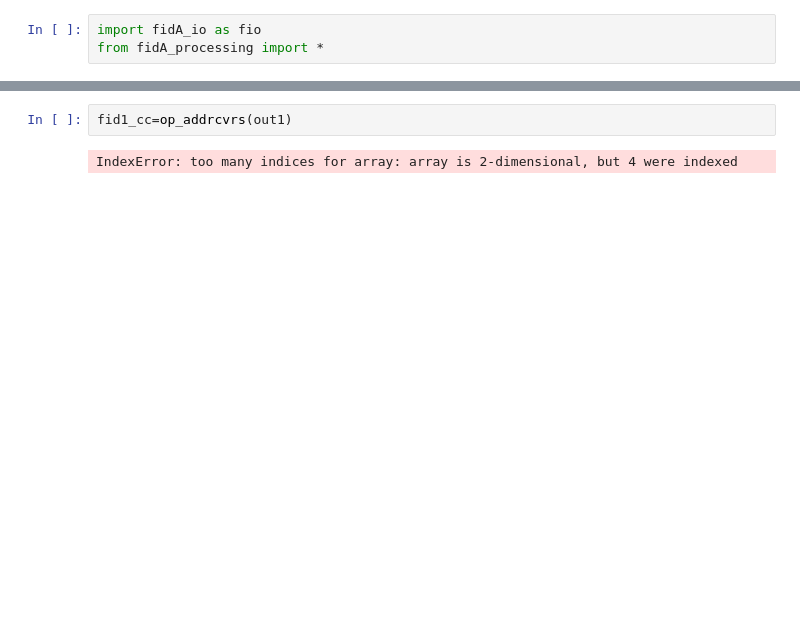
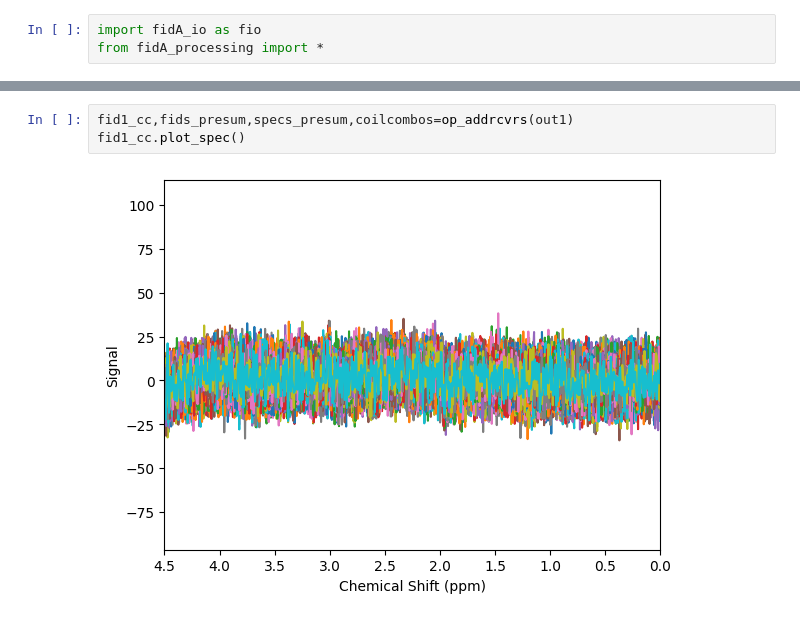
Before and after one commit to bailey-co/pyFID-A-for-binder, a Jupyter notebook: MRS_processing.ipynb, the cells around one changed output, grey strips where cells are left out. Drawn from its saved outputs; the diff is of its cells as text; blank space fills up the shorter version.

```diff
--- a/MRS_processing.ipynb
+++ b/MRS_processing.ipynb
@@ -16,4 +32,5 @@ out1.plot_spec()
 # %%
-fid1_cc=op_addrcvrs(out1)
+fid1_cc,fids_presum,specs_presum,coilcombos=op_addrcvrs(out1)
+fid1_cc.plot_spec()
 # %% [output]
-IndexError: too many indices for array: array is 2-dimensional, but 4 were indexed
+[figure, added]
```
Also changed, not shown: parts of 9 cells of this notebook.
